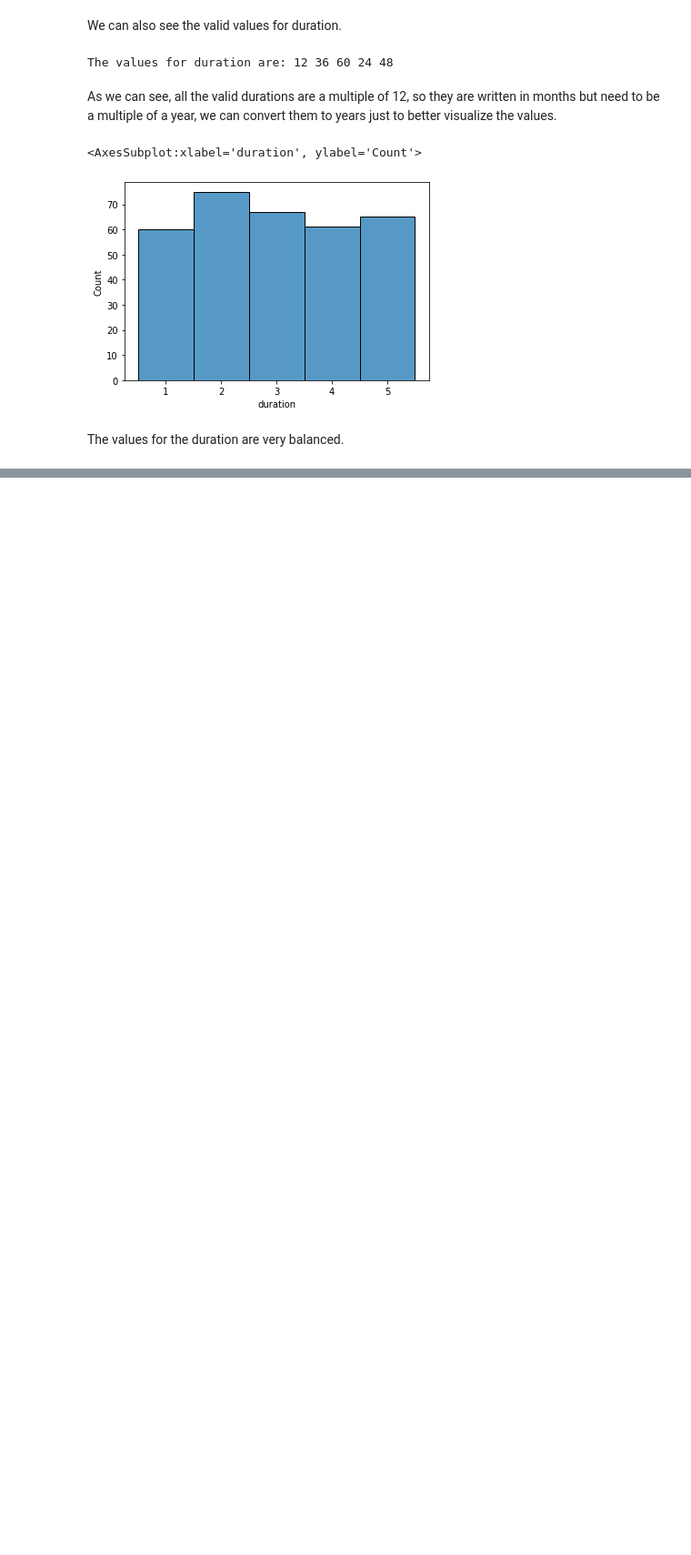
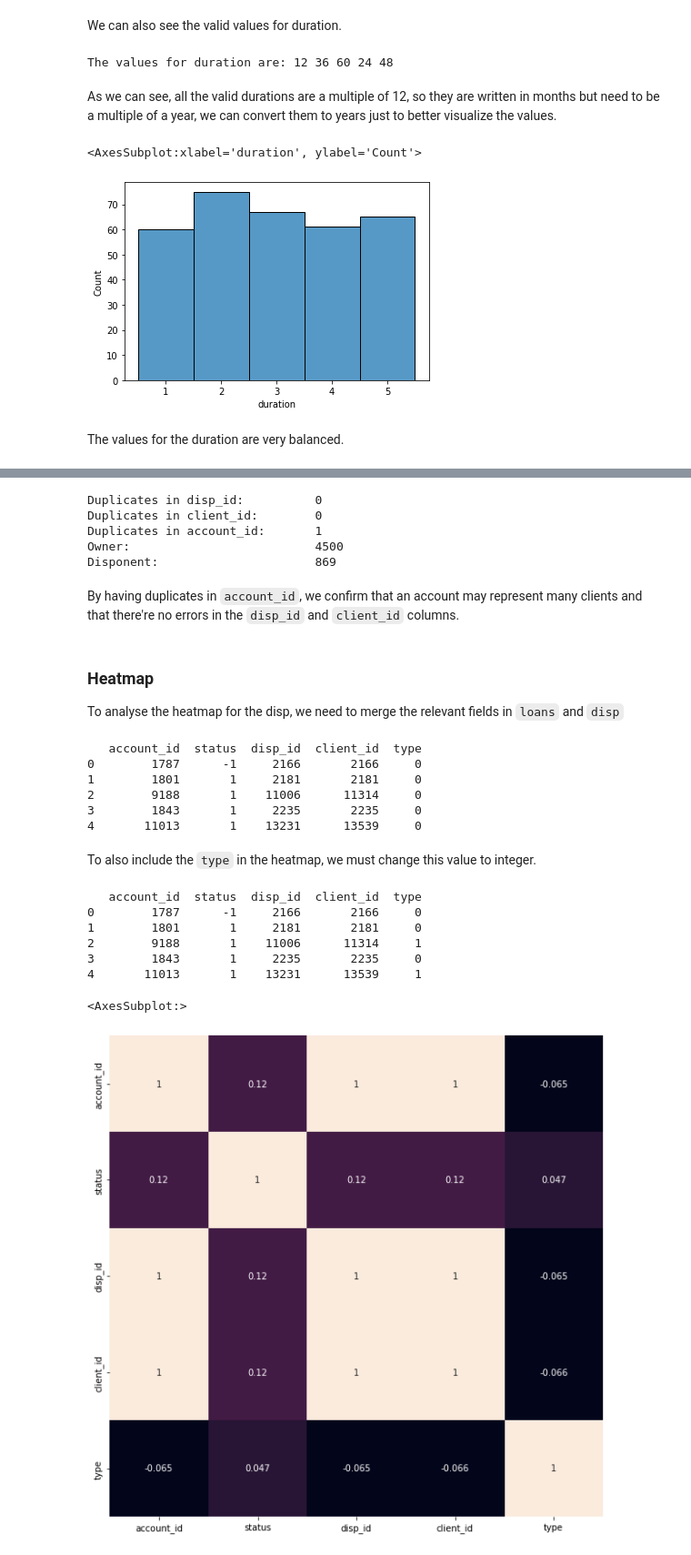
Before and after one commit to Samuuuh/feup-ac, a Jupyter notebook: docs/data_understanding.ipynb, the cells around one changed output, grey strips where cells are left out. Shown: that part at 91% size. Cells and saved outputs as stored; diff of their text form; code cells hidden in the pictures; blank space fills up the shorter version.

Commit message:
Add: Analyse disp

```diff
--- a/docs/data_understanding.ipynb
+++ b/docs/data_understanding.ipynb
@@ -85,0 +88,3 @@ The values for the duration are very balanced.
+# %%
+disp = read_frame("disp")
+disp.head()
@@ -85,0 +102,49 @@ The values for the duration are very balanced.
+# %%
+print("Duplicates in disp_id:\t\t%d" %disp['disp_id'].duplicated().any())
+print("Duplicates in client_id:\t%d" %disp['client_id'].duplicated().any())
+print("Duplicates in account_id:\t%d" %disp['account_id'].duplicated().any())
+
+is_owner = disp['type'].str.count("owner")
+print("Owner:\t\t\t\t%d" %(is_owner.sum()))
+print("Disponent:\t\t\t%d" %(is_owner.count() - is_owner.sum()))
+# %% [output]
+Duplicates in disp_id:          0
+Duplicates in client_id:        0
+Duplicates in account_id:       1
+Owner:                          4500
+Disponent:                      869
+# %% [markdown]
+By having duplicates in `account_id`, we confirm that an account may represent many clients and that there're no errors in the `disp_id` and `client_id` columns.
+# %% [markdown]
+### Heatmap
+To analyse the heatmap for the disp, we need to merge the relevant fields in `loans` and `disp`
+# %%
+loans_ = loans[['account_id', 'status']]
+merge_disp_loans = loans_.merge(right=disp, how='inner', on='account_id')
+print(merge_disp_loans.head())
+# %% [output]
+   account_id  status  disp_id  client_id  type
+0        1787      -1     2166       2166     0
+1        1801       1     2181       2181     0
+2        9188       1    11006      11314     0
+3        1843       1     2235       2235     0
+4       11013       1    13231      13539     0
+# %% [markdown]
+To also include the `type` in the heatmap, we must change this value to integer.
+# %%
+merge_disp_loans['type'] = disp['type'].replace('owner', 0)
+merge_disp_loans['type'] = disp['type'].replace('disponent', 1)
+print(merge_disp_loans.head())
+# %% [output]
+   account_id  status  disp_id  client_id  type
+0        1787      -1     2166       2166     0
+1        1801       1     2181       2181     0
+2        9188       1    11006      11314     1
+3        1843       1     2235       2235     0
+4       11013       1    13231      13539     1
+# %%
+plt.figure(figsize=(10, 10))
+sns.heatmap(merge_disp_loans.corr(), annot=True, cbar=False)
+# %% [output]
+<AxesSubplot:>
+[figure, added]
```
Also changed, not shown: parts of 4 cells of this notebook.
